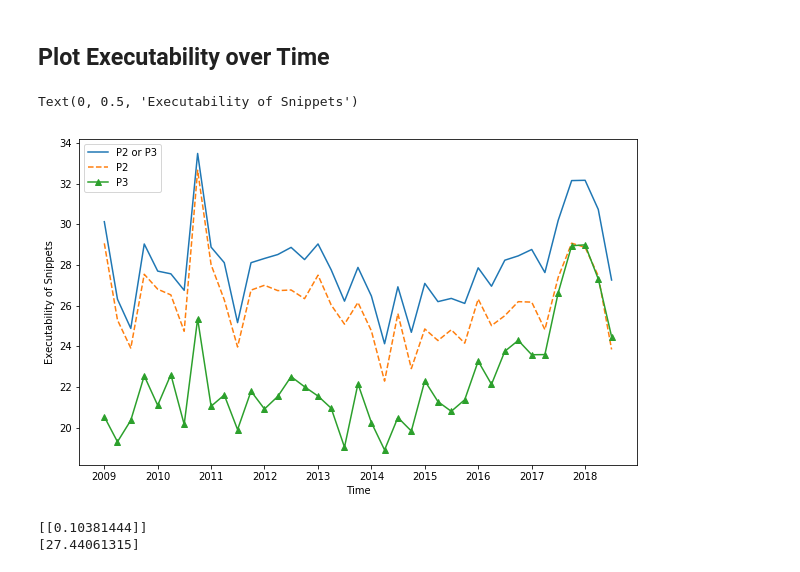
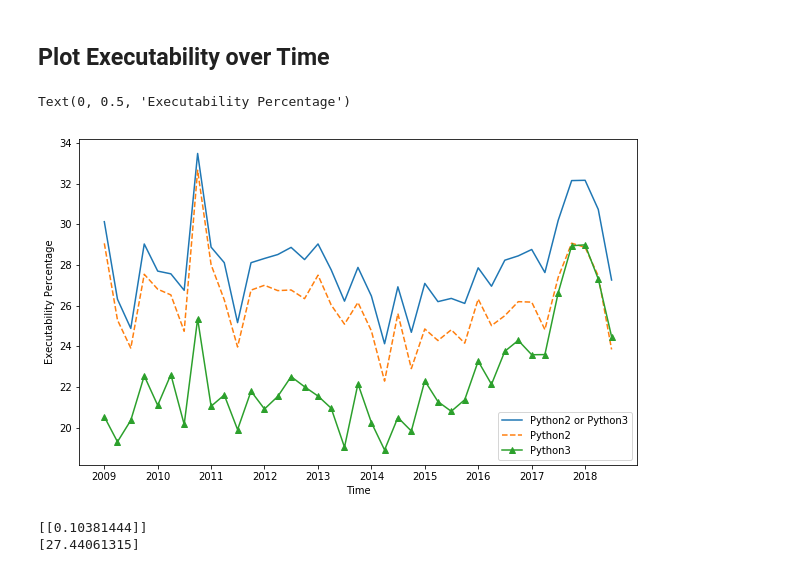
Before and after one commit to nimamahmoudi/msr2019-mining-challenge-webapp, a Jupyter notebook: data/stats2.ipynb, the cells around one changed output. Cells and saved outputs as stored; diff of their text form; code cells hidden in the pictures.

```diff
--- a/data/stats2.ipynb
+++ b/data/stats2.ipynb
@@ -79,7 +79,8 @@ non-GH:                 22.84%
 ## Executability of GH vs non-GH
 # %%
 n = 10000
-c = 1000
+# c = 1000
+c = min(df_gh.shape[0], df_ngh.shape[0])
 per = np.zeros(n)
 for i in range(n):
     dfs_gh = df_gh.sample(c, replace=True)
@@ -125,7 +126,8 @@ Text(0, 0.5, 'Probability Density')
 ## Executability of AA vs non-AA
 # %%
 n = 10000
-c = 1000
+# c = 1000
+c = min(df_aa.shape[0], df_naa.shape[0])
 per = np.zeros(n)
 for i in range(n):
     dfs_aa = df_aa.sample(c, replace=True)
@@ -337,39 +339,39 @@ tag_counts[e2] = []
 tag_counts[e3] = []
 tag_counts['StartDate'] = []
 tag_counts['EndDate'] = []
 start_time = datetime.datetime.strptime(
         '2009-01-01 00:00:00', '%Y-%m-%d %H:%M:%S')
 end_time = add_three_months(start_time)
 
 while end_time < datetime.datetime.strptime(
     '2018-12-01 00:00:00', '%Y-%m-%d %H:%M:%S'):
     tag_counts['StartDate'].append(start_time)
     tag_counts['EndDate'].append(end_time)
 
     idxs = (df['creation_time'] > start_time) & (df['creation_time'] < end_time)
     dfs = df.loc[idxs,:]
 
     ex2 = sum(dfs.loc[:,e2]) / dfs.shape[0] * 100
     ex3 = sum(dfs.loc[:,e3]) / dfs.shape[0] * 100
     ex = sum(dfs.loc[:,e]) / dfs.shape[0] * 100
     tag_counts[e].append(ex)
     tag_counts[e2].append(ex2)
     tag_counts[e3].append(ex3)
 
     start_time = add_three_months(start_time)
     end_time = add_three_months(start_time)
 
 plt.figure(figsize=(10,6))
-plt.plot(tag_counts['StartDate'], tag_counts[e], '-',label='P2 or P3')
-plt.plot(tag_counts['StartDate'], tag_counts[e2], '--', label='P2')
-plt.plot(tag_counts['StartDate'], tag_counts[e3], '-^', label='P3')
+plt.plot(tag_counts['StartDate'], tag_counts[e], '-',label='Python2 or Python3')
+plt.plot(tag_counts['StartDate'], tag_counts[e2], '--', label='Python2')
+plt.plot(tag_counts['StartDate'], tag_counts[e3], '-^', label='Python3')
 plt.legend()
 # plt.title('Executability Over Time')
 plt.xlabel('Time')
-plt.ylabel('Executability of Snippets')
+plt.ylabel('Executability Percentage')
 # %% [output]
-Text(0, 0.5, 'Executability of Snippets')
+Text(0, 0.5, 'Executability Percentage')
-[figure, old version]
+[figure, new version]
 # %%
 from sklearn.linear_model import LinearRegression
 
```
Also changed, not shown: parts of 12 cells of this notebook, 1 other file.
